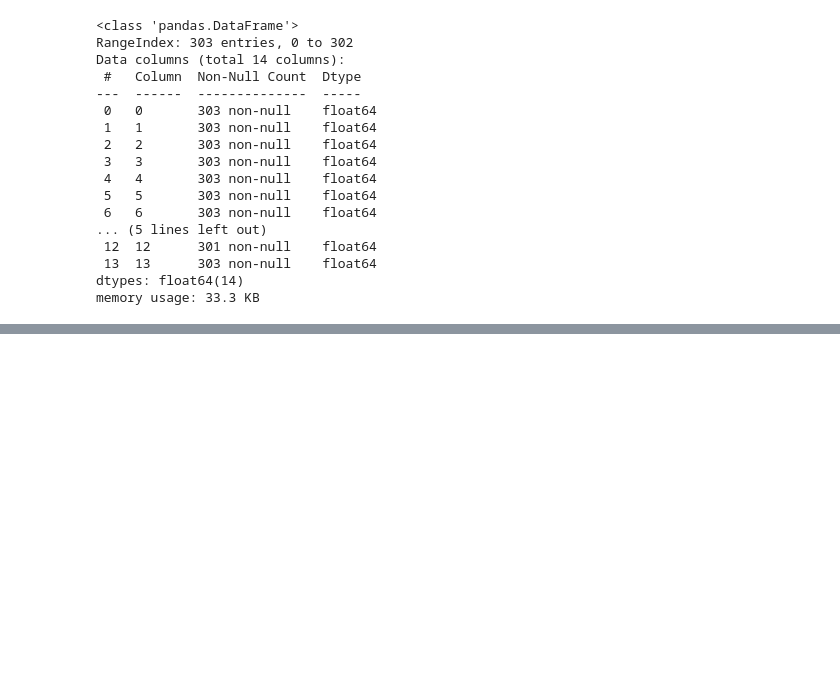
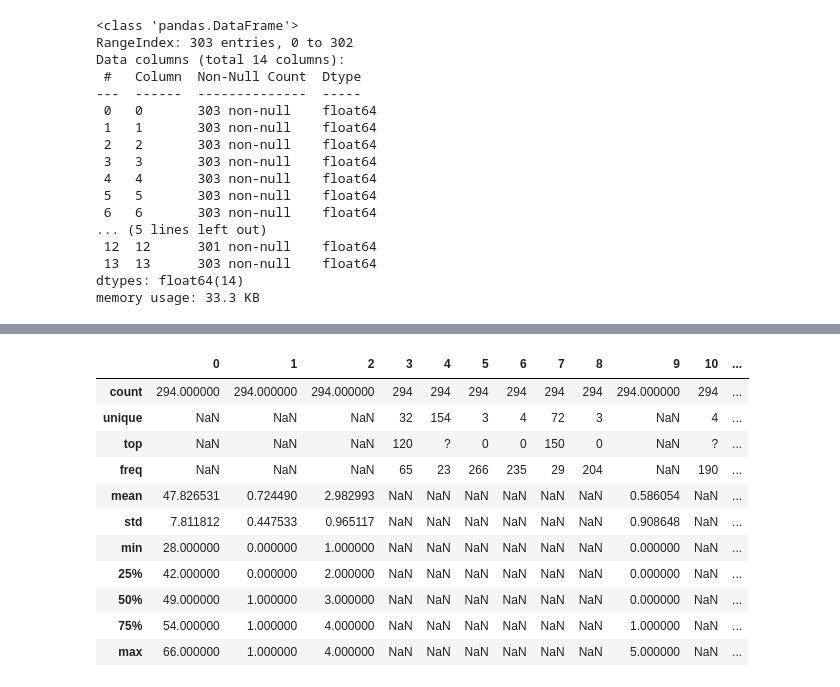
Before and after one commit to lucky-KRMU/KhushiDL-Heart-Disease, a Jupyter notebook: dataStudyEDA.ipynb, the cells around one changed output, grey strips where cells are left out. Cells and saved outputs as stored; diff of their text form; code cells hidden in the pictures; blank space fills up the shorter version.

Commit message:
start Hungarian Data EDA

```diff
--- a/dataStudyEDA.ipynb
+++ b/dataStudyEDA.ipynb
@@ -14,7 +14,7 @@ pd.set_option('display.width', 1000)  # Prevents wrapping to new lines
 # loading the dataset
 swiss_data = pd.read_csv('data/processed.switzerland.data', header=None)
 cleve_data = pd.read_csv('data/processed.cleveland.data', header=None)
-hungarian_data = pd.read_csv('data/processed.hungarian.data')
+hungarian_data = pd.read_csv('data/processed.hungarian.data', header=None)
 va_data = pd.read_csv('data/processed.va.data')
 # %% [markdown]
 ## Swiss Data 🇨🇭
@@ -247,0 +270,15 @@ memory usage: 33.3 KB
+# %%
+hungarian_data.describe(include='all')
+# %% [output]
+|  | 0 | 1 | 2 | 3 | 4 | 5 | 6 | 7 | 8 | 9 | 10 | ... |
+| count | 294.000000 | 294.000000 | 294.000000 | 294 | 294 | 294 | 294 | 294 | 294 | 294.000000 | 294 | ... |
+| unique | NaN | NaN | NaN | 32 | 154 | 3 | 4 | 72 | 3 | NaN | 4 | ... |
+| top | NaN | NaN | NaN | 120 | ? | 0 | 0 | 150 | 0 | NaN | ? | ... |
+| freq | NaN | NaN | NaN | 65 | 23 | 266 | 235 | 29 | 204 | NaN | 190 | ... |
+| mean | 47.826531 | 0.724490 | 2.982993 | NaN | NaN | NaN | NaN | NaN | NaN | 0.586054 | NaN | ... |
+| std | 7.811812 | 0.447533 | 0.965117 | NaN | NaN | NaN | NaN | NaN | NaN | 0.908648 | NaN | ... |
+| min | 28.000000 | 0.000000 | 1.000000 | NaN | NaN | NaN | NaN | NaN | NaN | 0.000000 | NaN | ... |
+| 25% | 42.000000 | 0.000000 | 2.000000 | NaN | NaN | NaN | NaN | NaN | NaN | 0.000000 | NaN | ... |
+| 50% | 49.000000 | 1.000000 | 3.000000 | NaN | NaN | NaN | NaN | NaN | NaN | 0.000000 | NaN | ... |
+| 75% | 54.000000 | 1.000000 | 4.000000 | NaN | NaN | NaN | NaN | NaN | NaN | 1.000000 | NaN | ... |
+| max | 66.000000 | 1.000000 | 4.000000 | NaN | NaN | NaN | NaN | NaN | NaN | 5.000000 | NaN | ... |
```
Also changed, not shown: parts of 3 cells of this notebook.
